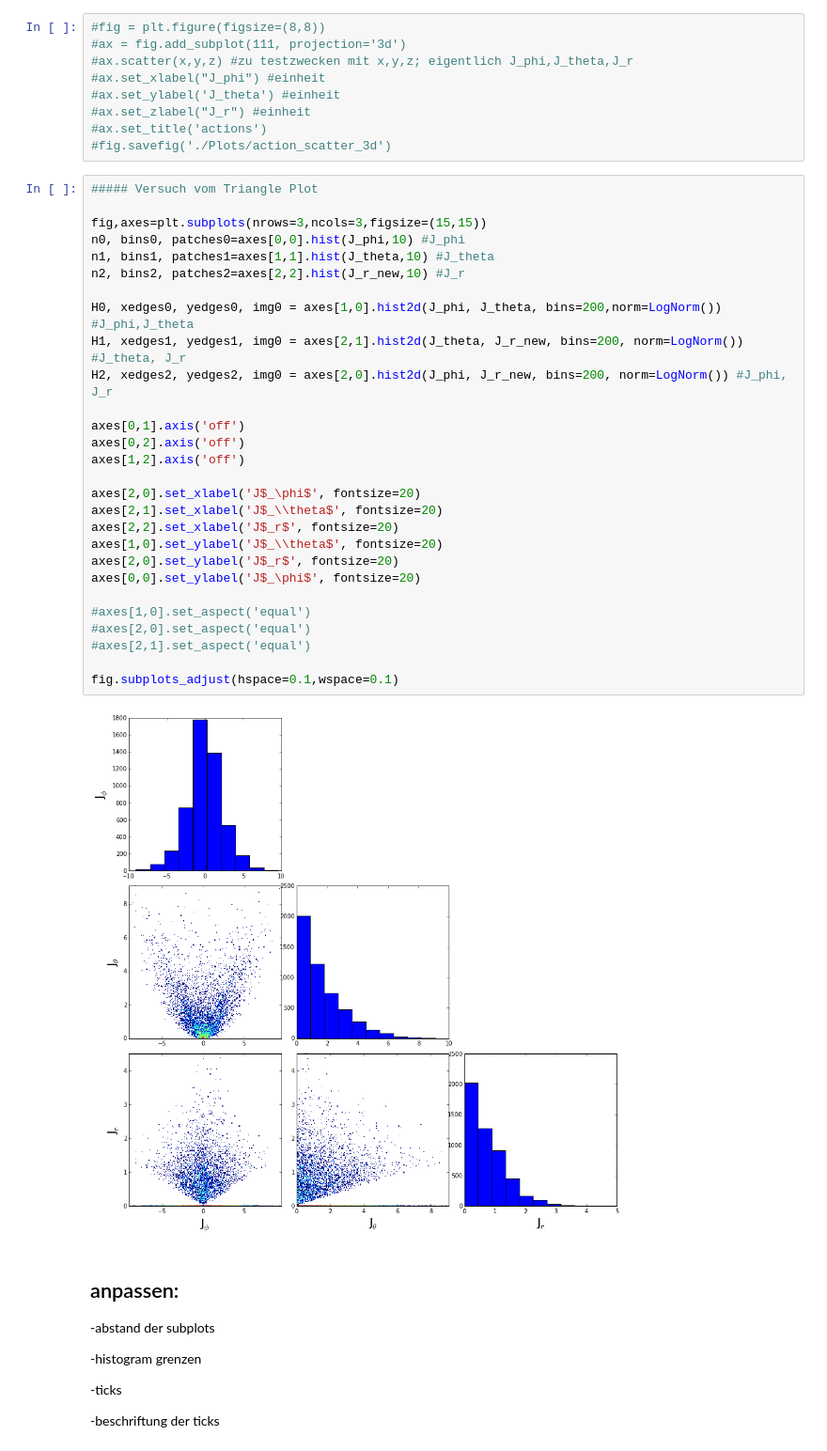
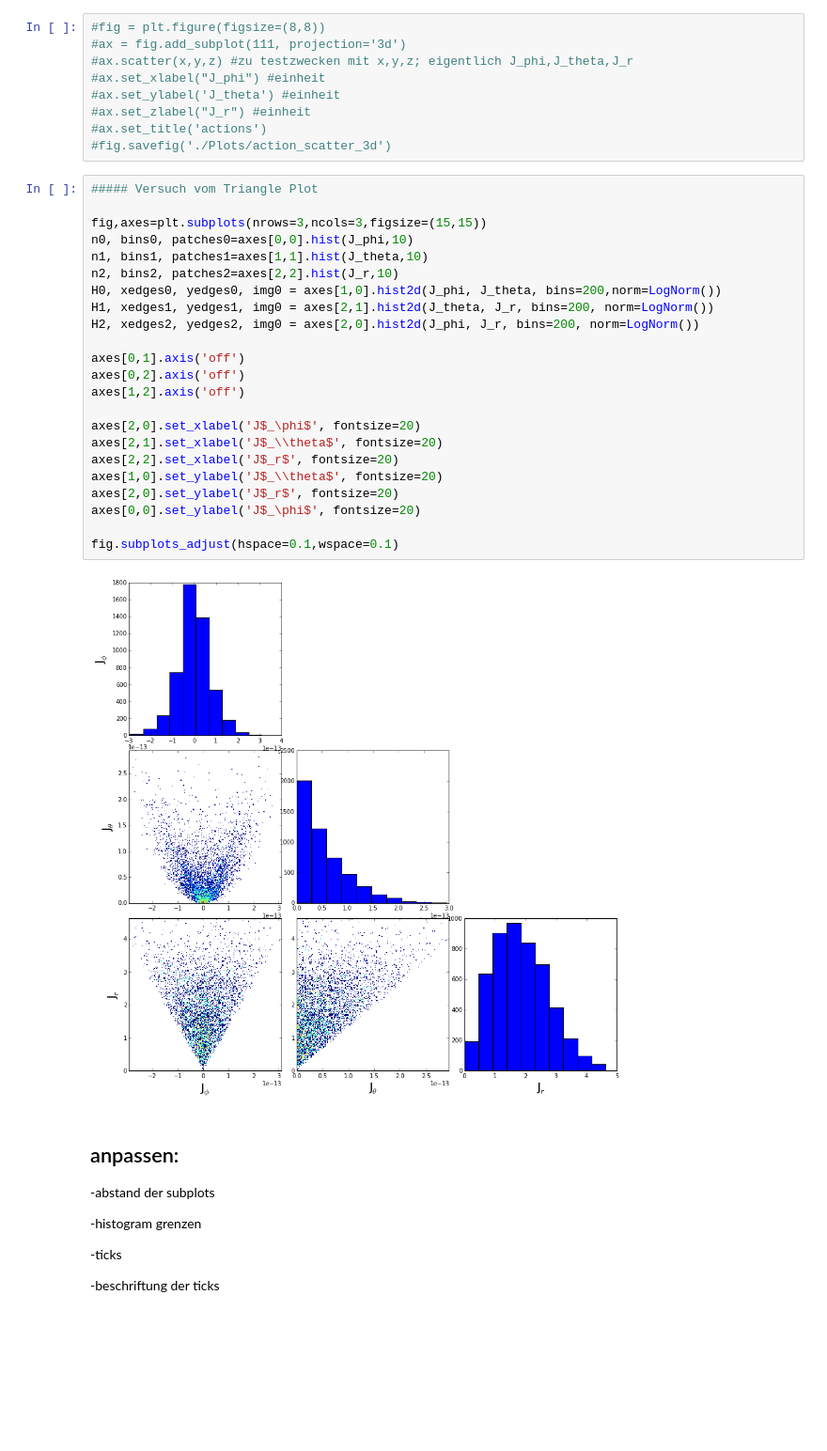
Before and after one commit to sophialilleengen/GC_actions, a Jupyter notebook: actions 3d scatter plot.ipynb, the cells around one changed output. Shown at 94% size. Saved outputs shown, nothing was run; the diff lists cells and outputs as text; blank space fills up the shorter version.

Commit message:
triangle plot with hopefully working GCorbit class

```diff
--- a/actions 3d scatter plot.ipynb
+++ b/actions 3d scatter plot.ipynb
@@ -67,33 +65,28 @@ np.savetxt('actions.txt',(J_phi,J_theta,J_r_new))
 # %%
 ##### Versuch vom Triangle Plot
 
 fig,axes=plt.subplots(nrows=3,ncols=3,figsize=(15,15))
-n0, bins0, patches0=axes[0,0].hist(J_phi,10) #J_phi
-n1, bins1, patches1=axes[1,1].hist(J_theta,10) #J_theta
-n2, bins2, patches2=axes[2,2].hist(J_r_new,10) #J_r
-
-H0, xedges0, yedges0, img0 = axes[1,0].hist2d(J_phi, J_theta, bins=200,norm=LogNorm()) #J_phi,J_theta
-H1, xedges1, yedges1, img0 = axes[2,1].hist2d(J_theta, J_r_new, bins=200, norm=LogNorm()) #J_theta, J_r
-H2, xedges2, yedges2, img0 = axes[2,0].hist2d(J_phi, J_r_new, bins=200, norm=LogNorm()) #J_phi, J_r
+n0, bins0, patches0=axes[0,0].hist(J_phi,10)
+n1, bins1, patches1=axes[1,1].hist(J_theta,10)
+n2, bins2, patches2=axes[2,2].hist(J_r,10)
+H0, xedges0, yedges0, img0 = axes[1,0].hist2d(J_phi, J_theta, bins=200,norm=LogNorm())
+H1, xedges1, yedges1, img0 = axes[2,1].hist2d(J_theta, J_r, bins=200, norm=LogNorm())
+H2, xedges2, yedges2, img0 = axes[2,0].hist2d(J_phi, J_r, bins=200, norm=LogNorm())
 
 axes[0,1].axis('off')
 axes[0,2].axis('off')
 axes[1,2].axis('off')
 
 axes[2,0].set_xlabel('J$_\phi$', fontsize=20)
 axes[2,1].set_xlabel('J$_\\theta$', fontsize=20)
 axes[2,2].set_xlabel('J$_r$', fontsize=20)
 axes[1,0].set_ylabel('J$_\\theta$', fontsize=20)
 axes[2,0].set_ylabel('J$_r$', fontsize=20)
 axes[0,0].set_ylabel('J$_\phi$', fontsize=20)
 
-#axes[1,0].set_aspect('equal')
-#axes[2,0].set_aspect('equal')
-#axes[2,1].set_aspect('equal')
-
 fig.subplots_adjust(hspace=0.1,wspace=0.1)
 # %% [output]
-[figure, old version]
+[figure, new version]
 # %% [markdown]
 anpassen:
 ---
```
Also changed, not shown: parts of 3 cells of this notebook.
